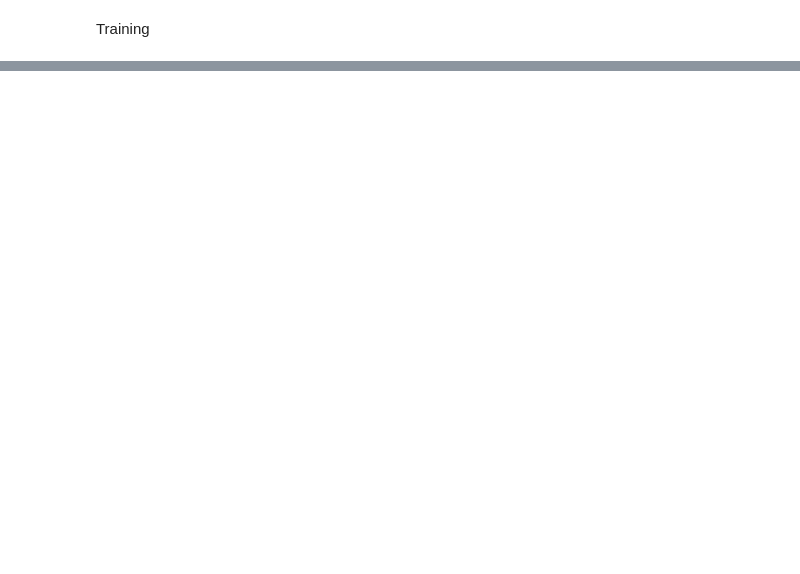
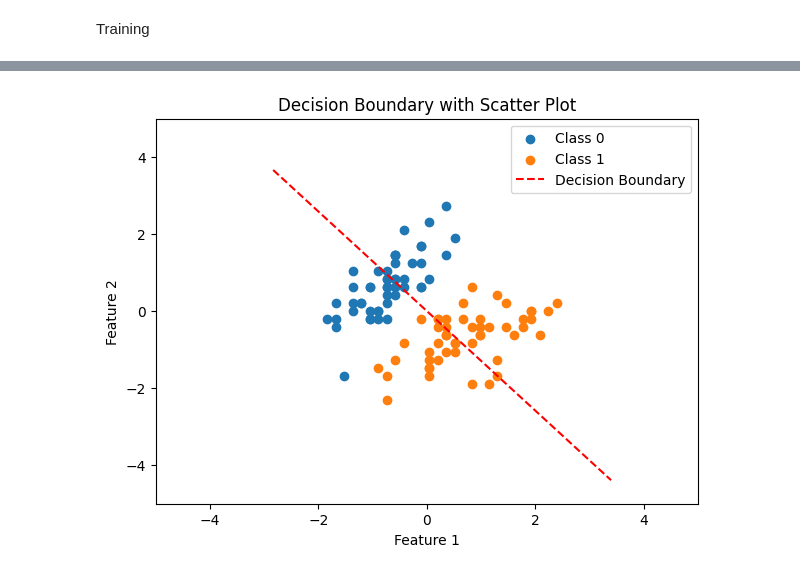
Before and after one commit to being-aerys/Python_Numpy_Implementations_of_Machine_Learning_Algorithms, a Jupyter notebook: Supervised_Methods/logistic_regression/logistic_regression_with_batch_GD.ipynb, the cells around one changed output, grey strips where cells are left out. Drawn from its saved outputs; the diff is of its cells as text; code cells hidden in the pictures; blank space fills up the shorter version.

```diff
--- a/Supervised_Methods/logistic_regression/logistic_regression_with_batch_GD.ipynb
+++ b/Supervised_Methods/logistic_regression/logistic_regression_with_batch_GD.ipynb
@@ -137,0 +190,12 @@ array([[-21.93167238],
+# %%
+# after 30% of training episodes
+plot_sep(
+    feature_1=X[1, :],
+    feature_2=X[2, :],
+    labels=y,
+    w0=running_weights[3][0].item(),
+    w1=running_weights[3][1].item(),
+    w2=running_weights[3][2].item(),
+)
+# %% [output]
+[figure, added]
```
Also changed, not shown: parts of 20 cells of this notebook.
